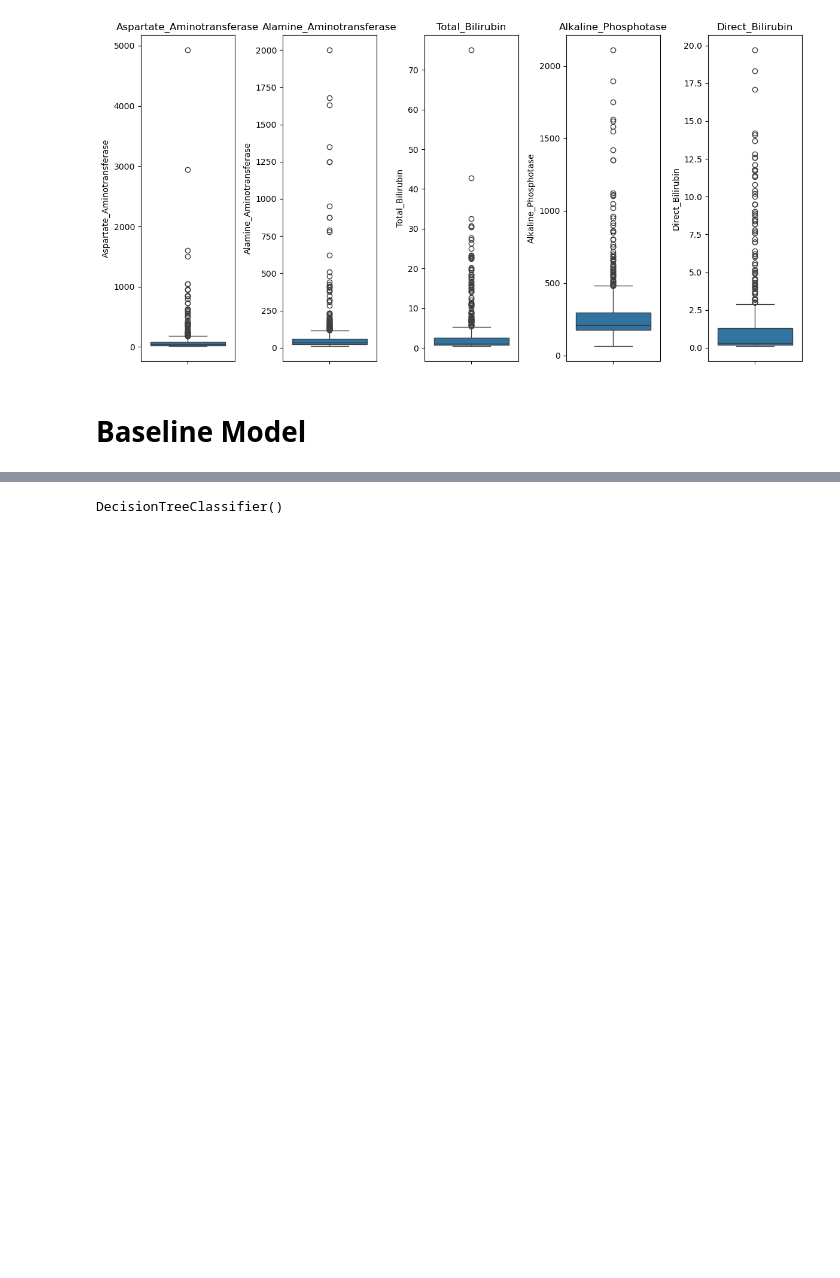
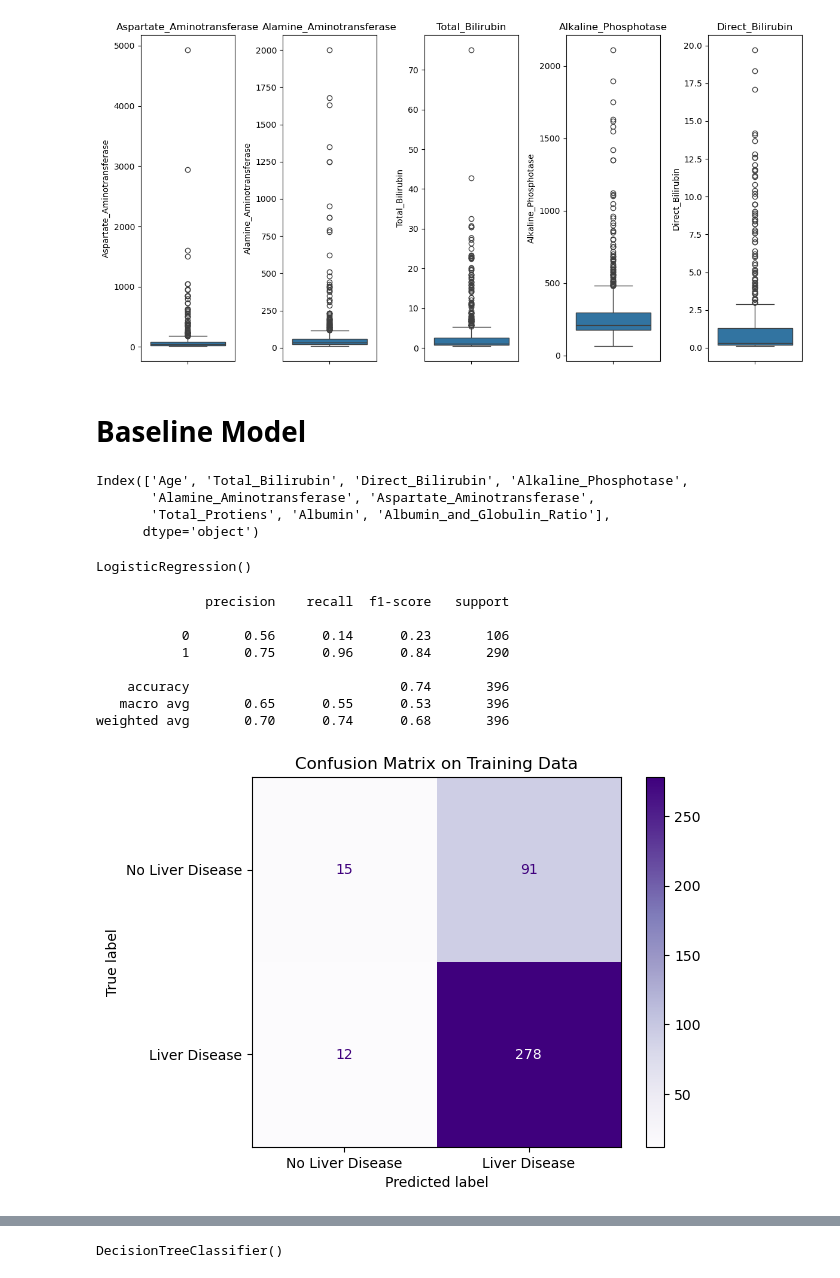
Before and after one commit to Amaan-developpeur/LiverDiseasePrediction, a Jupyter notebook: notebooks/ExplorationAndBaselineModel.ipynb, the cells around one changed output, grey strips where cells are left out. Drawn from its saved outputs; the diff is of its cells as text; code cells hidden in the pictures; blank space fills up the shorter version.

```diff
--- a/notebooks/ExplorationAndBaselineModel.ipynb
+++ b/notebooks/ExplorationAndBaselineModel.ipynb
@@ -279,3 +283,14 @@ X_train, X_test, y_train, y_test = train_test_split(
 )
 # %% [markdown]
 # Baseline Model #
+# %%
+from sklearn.linear_model import LogisticRegression
+from sklearn.preprocessing import StandardScaler
+
+columns_to_scale = X_train.drop(columns=["Gender"]).columns
+columns_to_scale
+# %% [output]
+Index(['Age', 'Total_Bilirubin', 'Direct_Bilirubin', 'Alkaline_Phosphotase',
+       'Alamine_Aminotransferase', 'Aspartate_Aminotransferase',
+       'Total_Protiens', 'Albumin', 'Albumin_and_Globulin_Ratio'],
+      dtype='object')
@@ -281,0 +304,5 @@ X_train, X_test, y_train, y_test = train_test_split(
+# %%
+lr_model = LogisticRegression()
+lr_model.fit(X_train_scaled, y_train)
+# %% [output]
+LogisticRegression()
@@ -281,0 +318,12 @@ X_train, X_test, y_train, y_test = train_test_split(
+# %%
+metrics_calculation(lr_model, X_train_scaled, y_train, "Training")
+# %% [output]
+              precision    recall  f1-score   support
+
+           0       0.56      0.14      0.23       106
+           1       0.75      0.96      0.84       290
+
+    accuracy                           0.74       396
+   macro avg       0.65      0.55      0.53       396
+weighted avg       0.70      0.74      0.68       396
+[figure, added]
```
Also changed, not shown: parts of 54 cells of this notebook, 2 other files.
